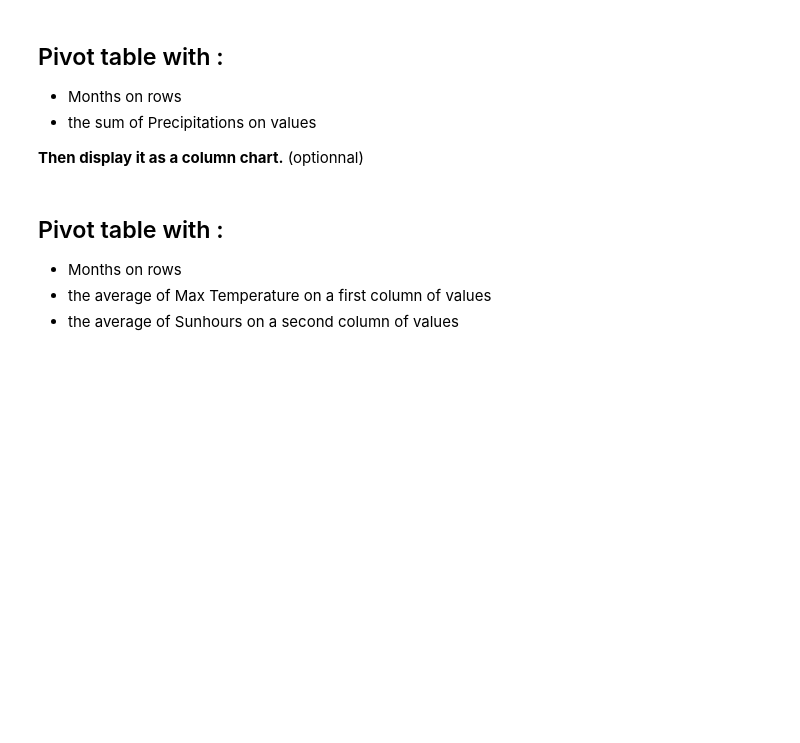
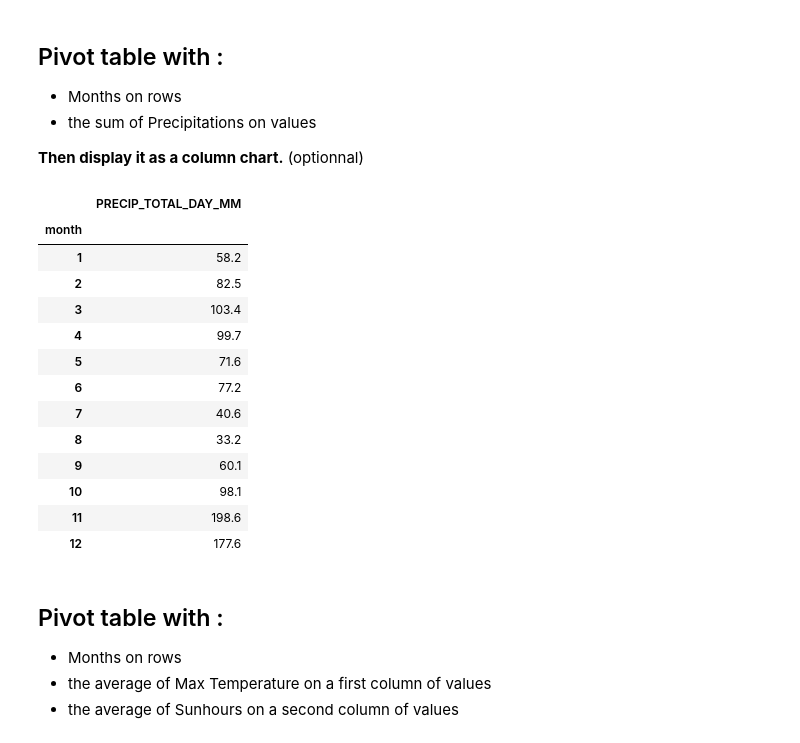
Before and after one commit to bigmoletos/WildCodeSchool_formation_IA_nov2023, a Jupyter notebook: quêtes/Semaine5/Pandas/Pandas/FD_2.3 Pandas_Pivot_tables.ipynb, the cells around one changed output. Cells and saved outputs as stored; diff of their text form; code cells hidden in the pictures; blank space fills up the shorter version.

```diff
--- a/quêtes/Semaine5/Pandas/Pandas/FD_2.3 Pandas_Pivot_tables.ipynb
+++ b/quêtes/Semaine5/Pandas/Pandas/FD_2.3 Pandas_Pivot_tables.ipynb
@@ -111,3 +138,25 @@ df_weather.pivot_table(values='MAX_TEMPERATURE_C',
+# %%
+# Hop !
+df_weather.head(1)
+
+# df_weather.head(10)
+df_weather.pivot_table(values='PRECIP_TOTAL_DAY_MM',
+                       index='month', aggfunc='sum')
+# %% [output]
+|  | PRECIP_TOTAL_DAY_MM |
+| month |  |
+| 1 | 58.2 |
+| 2 | 82.5 |
+| 3 | 103.4 |
+| 4 | 99.7 |
+| 5 | 71.6 |
+| 6 | 77.2 |
+| 7 | 40.6 |
+| 8 | 33.2 |
+| 9 | 60.1 |
+| 10 | 98.1 |
+| 11 | 198.6 |
+| 12 | 177.6 |
 # %% [markdown]
 ## Pivot table with :
 - Months on rows
```
Also changed, not shown: parts of 11 cells of this notebook, 1 other file.
